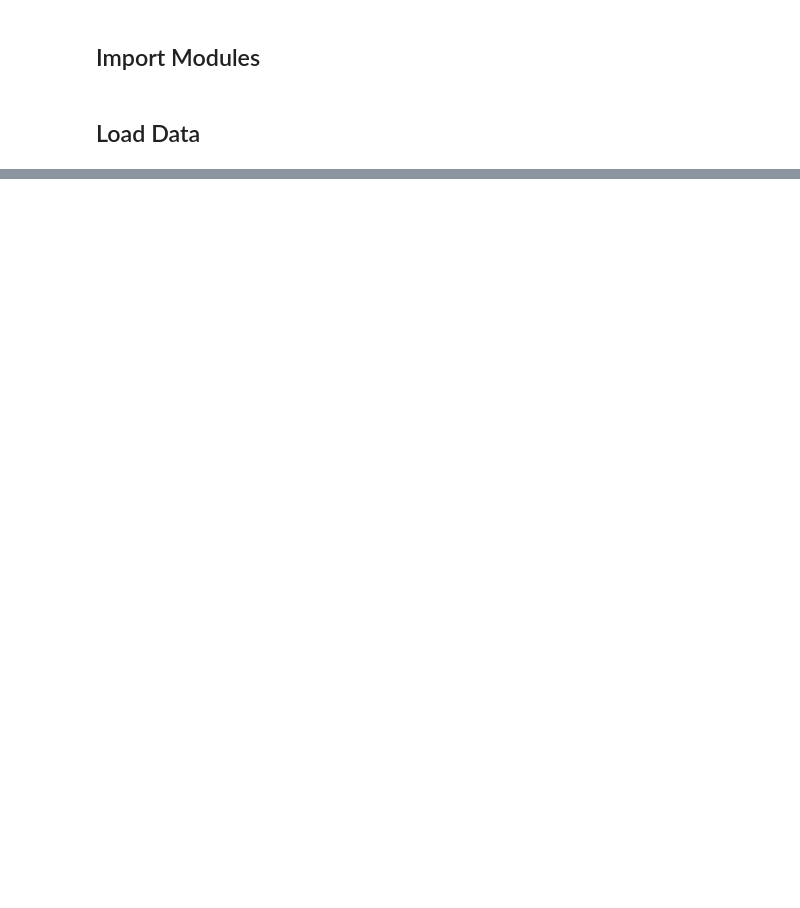
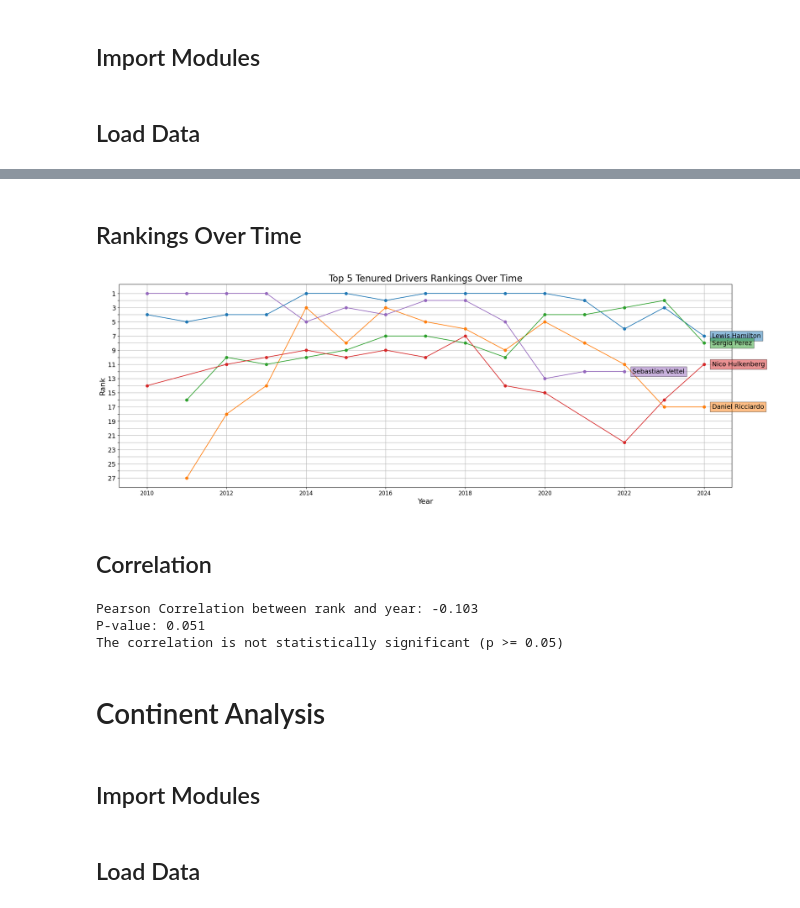
Before and after one commit to JackRWilson/Formula-1-Project, a Jupyter notebook: notebooks/f1_project.ipynb, the cells around one changed output, grey strips where cells are left out. Cells and saved outputs as stored; diff of their text form; code cells hidden in the pictures; blank space fills up the shorter version.

```diff
--- a/notebooks/f1_project.ipynb
+++ b/notebooks/f1_project.ipynb
@@ -237,7 +237,7 @@ array(['1', '2', '3', '4', '5', '6', '7', '8', '9', '10', '11', 'NC',
        '23', '24', '25', '26', '27', '28', '29', '30', '31', '32', '33',
        'DQ', 'DNS', 'EX'], dtype=object)
 # %%
-races_results = pd.read_csv("races_results_raw.csv", encoding="utf-8")
+races_results = pd.read_csv("../data/raw/races_results_raw.csv", encoding="utf-8")
 
 # Initialize new columns
 end_positions = []
@@ -3138,15 +3092,0 @@ Name: year, dtype: int64
-# %%
-# Line chart of top teams rankings over time
-plt.figure(figsize=(24, 8))
-
-for driver in top_drivers.index:  # Use .index to get team names
-    driver_data = f1_final_2010[f1_final_2010["driver"] == driver]
-    plt.plot(driver_data["year"], driver_data["season_rank"], label=driver, marker='o')
-plt.gca().invert_yaxis()  # Invert y-axis so rank 1 is at the top
-plt.title("Driver Rankings Over Time")
-plt.xlabel("Year")
-plt.ylabel("Rank")
-plt.legend()
-plt.grid(True)
-plt.yticks(range(1, 21, 1))
-plt.show()
@@ -3376,0 +3163,45 @@ Pearson correlation (experience vs points): 0.326, p-value: 0.000
+# %% [markdown]
+## Rankings Over Time
+# %%
+# Line chart of top teams rankings over time
+plt.figure(figsize=(24, 8))
+
+for driver in top_drivers.index:  # Use .index to get team names
+    driver_data = f1_final_2010[f1_final_2010["driver"] == driver]
+    line = plt.plot(driver_data["year"], driver_data["season_rank"], marker='o')
+    # Add driver name annotation with colored box at the end of each line
+    last_year = driver_data["year"].max()
+    last_rank = driver_data[driver_data["year"] == last_year]["season_rank"].values[0]
+    plt.text(last_year + 0.2, last_rank, driver, va='center',
+             bbox=dict(facecolor=line[0].get_color(), alpha=0.5, edgecolor='black'))
+
+plt.gca().invert_yaxis()  # Invert y-axis so rank 1 is at the top
+plt.title("Top 5 Tenured Drivers Rankings Over Time")
+plt.xlabel("Year")
+plt.ylabel("Rank")
+plt.grid(True)
+plt.yticks(range(1, 28, 1))
+plt.show()
+# %% [output]
+[figure, added]
+# %% [markdown]
+## Correlation
+# %%
+# Correlation between driver rank and time
+corr, p_value = pearsonr(f1_final_2010["season_rank"], f1_final_2010["year"])
+
+print(f"Pearson Correlation between rank and year: {corr:.3f}")
+print(f"P-value: {p_value:.3f}")
+
+if p_value < 0.05:
+    print("The correlation is statistically significant (p < 0.05)")
+else:
+    print("The correlation is not statistically significant (p >= 0.05)")
+# %% [output]
+Pearson Correlation between rank and year: -0.103
+P-value: 0.051
+The correlation is not statistically significant (p >= 0.05)
+# %% [markdown]
+# Continent Analysis
+# %% [markdown]
+## Import Modules
@@ -3376,0 +3213,2 @@ Pearson correlation (experience vs points): 0.326, p-value: 0.000
+# %% [markdown]
+## Load Data
```
Also changed, not shown: parts of 79 cells of this notebook, 4 other files.
